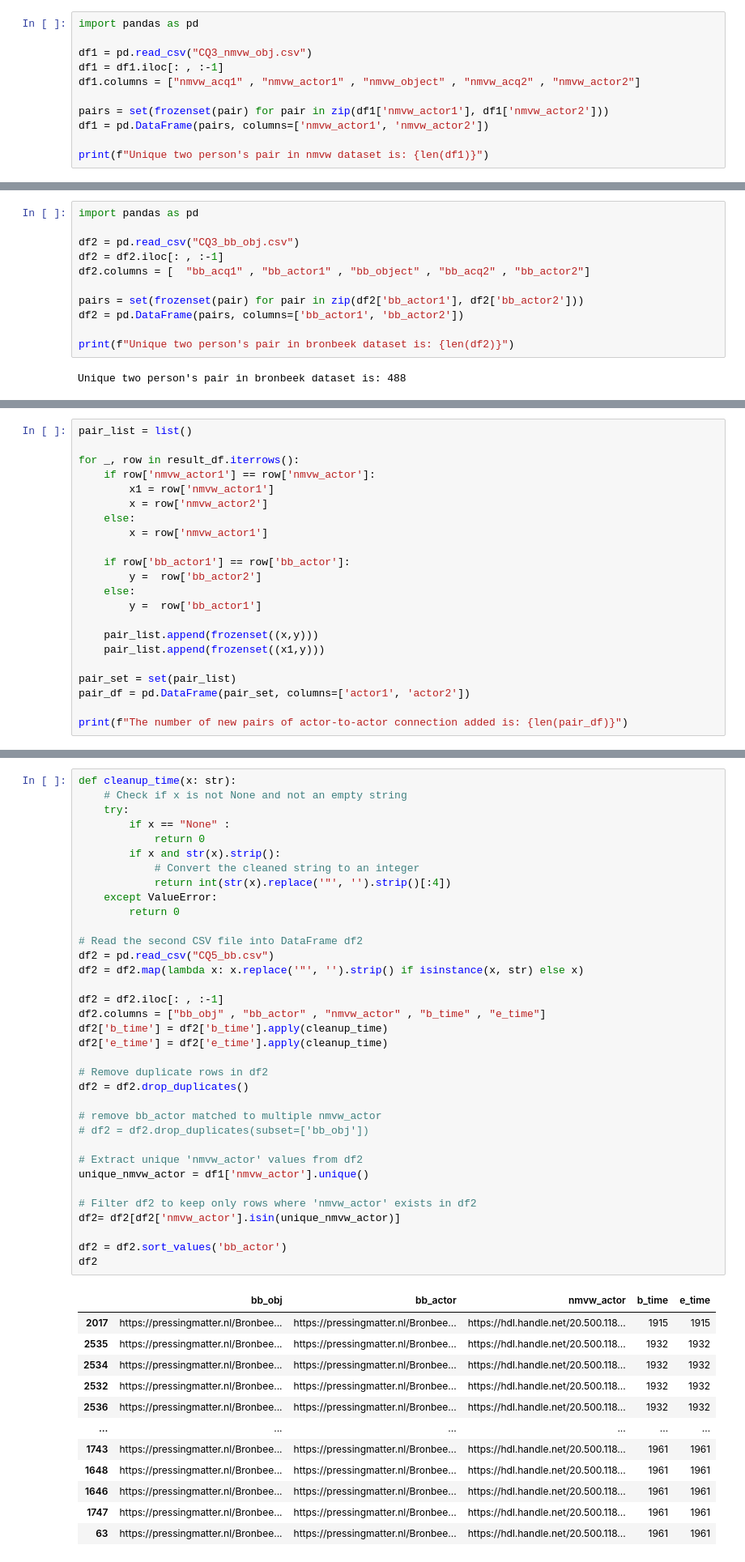
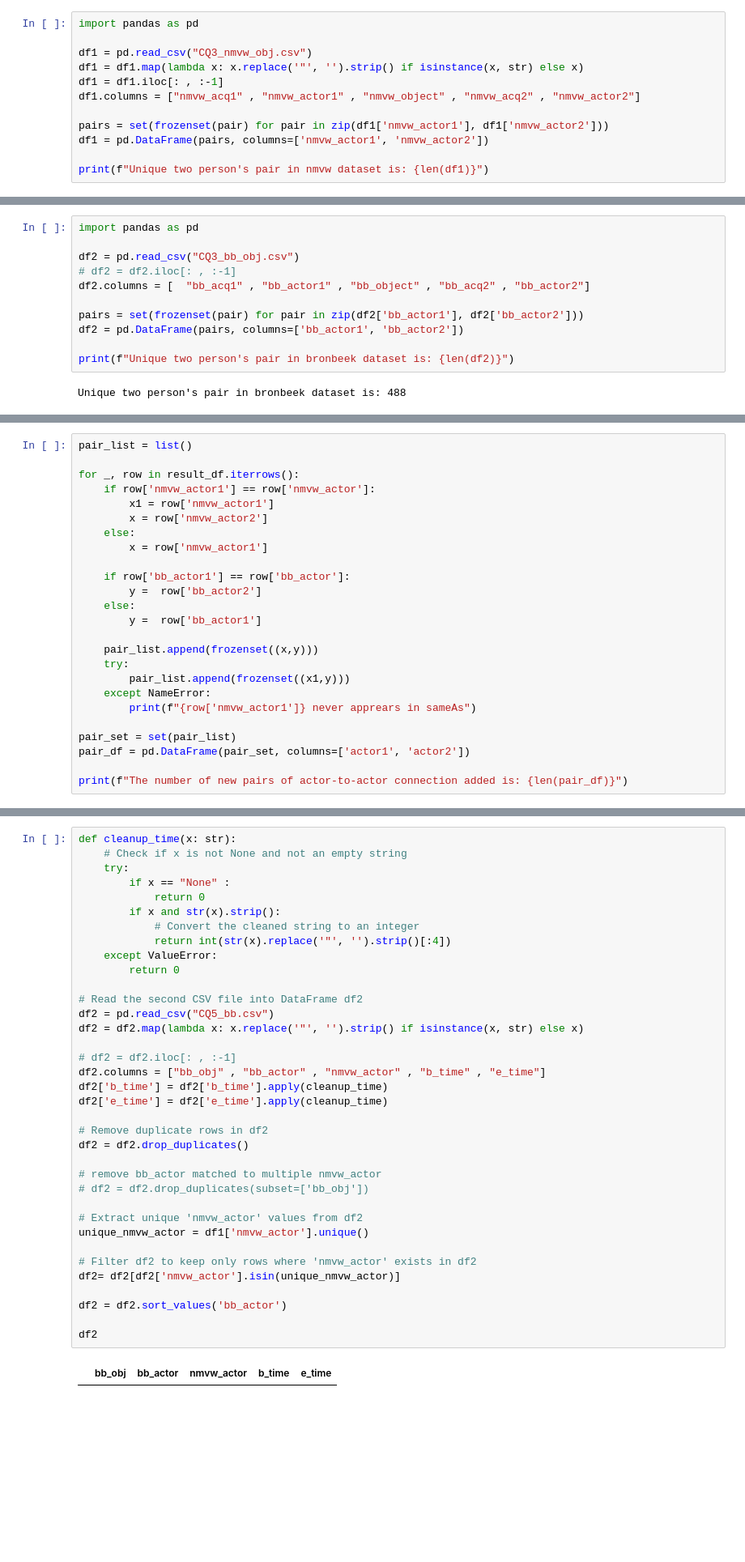
Before and after one commit to Shoilee/dh_entity_linking_v2, a Jupyter notebook: workflow/query/results.ipynb, the cells around one changed output, grey strips where cells are left out. Shown: that part at 81% size. Saved outputs shown, nothing was run; the diff lists cells and outputs as text; blank space fills up the shorter version.

```diff
--- a/workflow/query/results.ipynb
+++ b/workflow/query/results.ipynb
@@ -377,6 +381,7 @@ WHERE{
 import pandas as pd
 
 df1 = pd.read_csv("CQ3_nmvw_obj.csv")
+df1 = df1.map(lambda x: x.replace('"', '').strip() if isinstance(x, str) else x)
 df1 = df1.iloc[: , :-1]
 df1.columns = ["nmvw_acq1" , "nmvw_actor1" , "nmvw_object" , "nmvw_acq2" , "nmvw_actor2"]
 
@@ -407,7 +412,7 @@ Graph <https://pressingmatter.nl/Bronbeek/Objects/Objects/assertion/bad21d24/202
 import pandas as pd
 
 df2 = pd.read_csv("CQ3_bb_obj.csv")
-df2 = df2.iloc[: , :-1]
+# df2 = df2.iloc[: , :-1]
 df2.columns = [  "bb_acq1" , "bb_actor1" , "bb_object" , "bb_acq2" , "bb_actor2"]
 
 pairs = set(frozenset(pair) for pair in zip(df2['bb_actor1'], df2['bb_actor2']))
@@ -455,7 +460,10 @@ for _, row in result_df.iterrows():
         y =  row['bb_actor1']
 
     pair_list.append(frozenset((x,y)))
-    pair_list.append(frozenset((x1,y)))
+    try:
+        pair_list.append(frozenset((x1,y)))
+    except NameError:
+        print(f"{row['nmvw_actor1']} never apprears in sameAs")
 
 pair_set = set(pair_list)
 pair_df = pd.DataFrame(pair_set, columns=['actor1', 'actor2'])
@@ -699,42 +709,32 @@ def cleanup_time(x: str):
         if x and str(x).strip():
             # Convert the cleaned string to an integer
             return int(str(x).replace('"', '').strip()[:4])
     except ValueError:
         return 0
 
 # Read the second CSV file into DataFrame df2
 df2 = pd.read_csv("CQ5_bb.csv")
 df2 = df2.map(lambda x: x.replace('"', '').strip() if isinstance(x, str) else x)
 
-df2 = df2.iloc[: , :-1]
+# df2 = df2.iloc[: , :-1]
 df2.columns = ["bb_obj" , "bb_actor" , "nmvw_actor" , "b_time" , "e_time"]
 df2['b_time'] = df2['b_time'].apply(cleanup_time)
 df2['e_time'] = df2['e_time'].apply(cleanup_time)
 
 # Remove duplicate rows in df2
 df2 = df2.drop_duplicates()
 
 # remove bb_actor matched to multiple nmvw_actor
 # df2 = df2.drop_duplicates(subset=['bb_obj'])
 
 # Extract unique 'nmvw_actor' values from df2
 unique_nmvw_actor = df1['nmvw_actor'].unique()
 
 # Filter df2 to keep only rows where 'nmvw_actor' exists in df2
 df2= df2[df2['nmvw_actor'].isin(unique_nmvw_actor)]
 
 df2 = df2.sort_values('bb_actor')
+
 df2
 # %% [output]
 |  | bb_obj | bb_actor | nmvw_actor | b_time | e_time |
-| 2017 | https://pressingmatter.nl/Bronbee... | https://pressingmatter.nl/Bronbee... | https://hdl.handle.net/20.500.118... | 1915 | 1915 |
-| 2535 | https://pressingmatter.nl/Bronbee... | https://pressingmatter.nl/Bronbee... | https://hdl.handle.net/20.500.118... | 1932 | 1932 |
-| 2534 | https://pressingmatter.nl/Bronbee... | https://pressingmatter.nl/Bronbee... | https://hdl.handle.net/20.500.118... | 1932 | 1932 |
-| 2532 | https://pressingmatter.nl/Bronbee... | https://pressingmatter.nl/Bronbee... | https://hdl.handle.net/20.500.118... | 1932 | 1932 |
-| 2536 | https://pressingmatter.nl/Bronbee... | https://pressingmatter.nl/Bronbee... | https://hdl.handle.net/20.500.118... | 1932 | 1932 |
-| ... | ... | ... | ... | ... | ... |
-| 1743 | https://pressingmatter.nl/Bronbee... | https://pressingmatter.nl/Bronbee... | https://hdl.handle.net/20.500.118... | 1961 | 1961 |
-| 1648 | https://pressingmatter.nl/Bronbee... | https://pressingmatter.nl/Bronbee... | https://hdl.handle.net/20.500.118... | 1961 | 1961 |
-| 1646 | https://pressingmatter.nl/Bronbee... | https://pressingmatter.nl/Bronbee... | https://hdl.handle.net/20.500.118... | 1961 | 1961 |
-| 1747 | https://pressingmatter.nl/Bronbee... | https://pressingmatter.nl/Bronbee... | https://hdl.handle.net/20.500.118... | 1961 | 1961 |
-| 63 | https://pressingmatter.nl/Bronbee... | https://pressingmatter.nl/Bronbee... | https://hdl.handle.net/20.500.118... | 1961 | 1961 |
```
Also changed, not shown: parts of 28 cells of this notebook.
